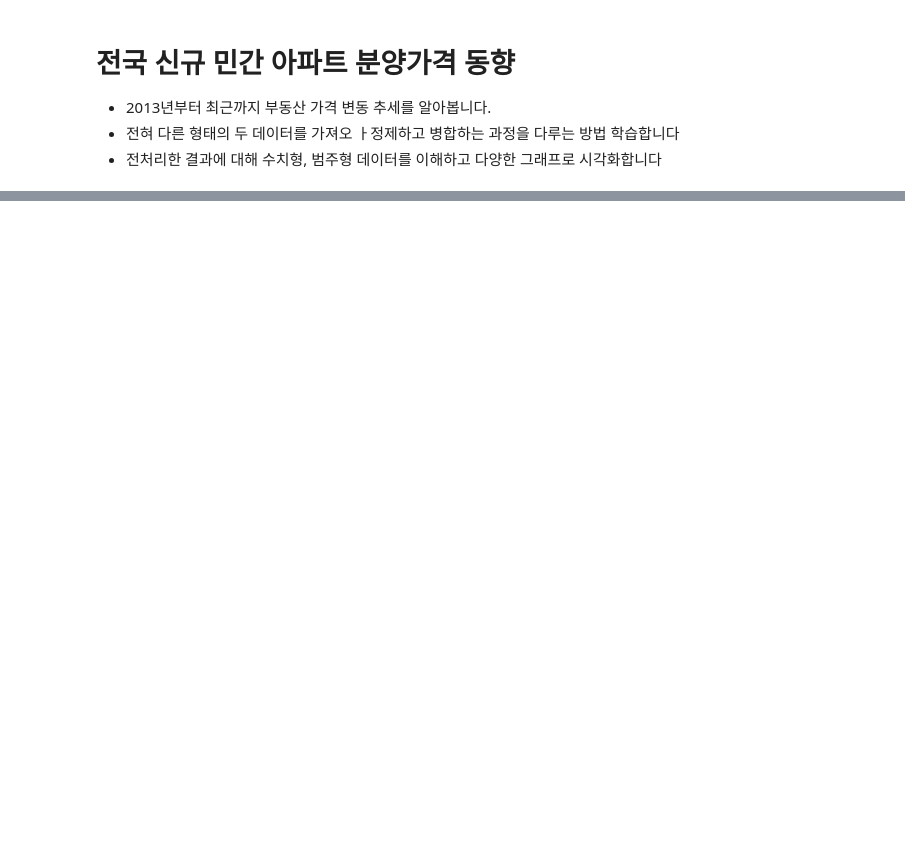
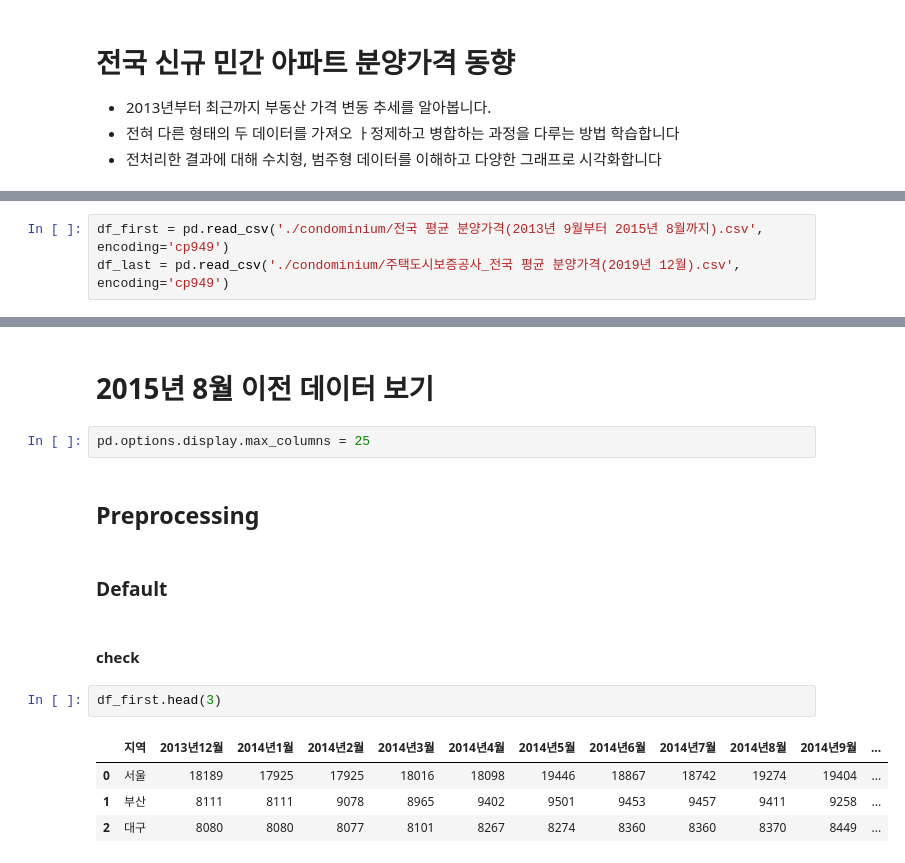
Before and after one commit to Junohera/PythonBasic2021, a Jupyter notebook: 02_DataAnalysis/16_Condominium.ipynb, the cells around one changed output, grey strips where cells are left out. Drawn from its saved outputs; the diff is of its cells as text; blank space fills up the shorter version.

```diff
--- a/02_DataAnalysis/16_Condominium.ipynb
+++ b/02_DataAnalysis/16_Condominium.ipynb
@@ -5,0 +18,3 @@
+# %%
+df_first = pd.read_csv('./condominium/전국 평균 분양가격(2013년 9월부터 2015년 8월까지).csv', encoding='cp949')
+df_last = pd.read_csv('./condominium/주택도시보증공사_전국 평균 분양가격(2019년 12월).csv', encoding='cp949')
@@ -5,0 +204,17 @@
+# %% [markdown]
+# 2015년 8월 이전 데이터 보기
+# %%
+pd.options.display.max_columns = 25
+# %% [markdown]
+## Preprocessing
+# %% [markdown]
+### Default
+# %% [markdown]
+####  check
+# %%
+df_first.head(3)
+# %% [output]
+|  | 지역 | 2013년12월 | 2014년1월 | 2014년2월 | 2014년3월 | 2014년4월 | 2014년5월 | 2014년6월 | 2014년7월 | 2014년8월 | 2014년9월 | ... |
+| 0 | 서울 | 18189 | 17925 | 17925 | 18016 | 18098 | 19446 | 18867 | 18742 | 19274 | 19404 | ... |
+| 1 | 부산 | 8111 | 8111 | 9078 | 8965 | 9402 | 9501 | 9453 | 9457 | 9411 | 9258 | ... |
+| 2 | 대구 | 8080 | 8080 | 8077 | 8101 | 8267 | 8274 | 8360 | 8360 | 8370 | 8449 | ... |
```
Also changed, not shown: parts of 83 cells of this notebook, 1 other file.
